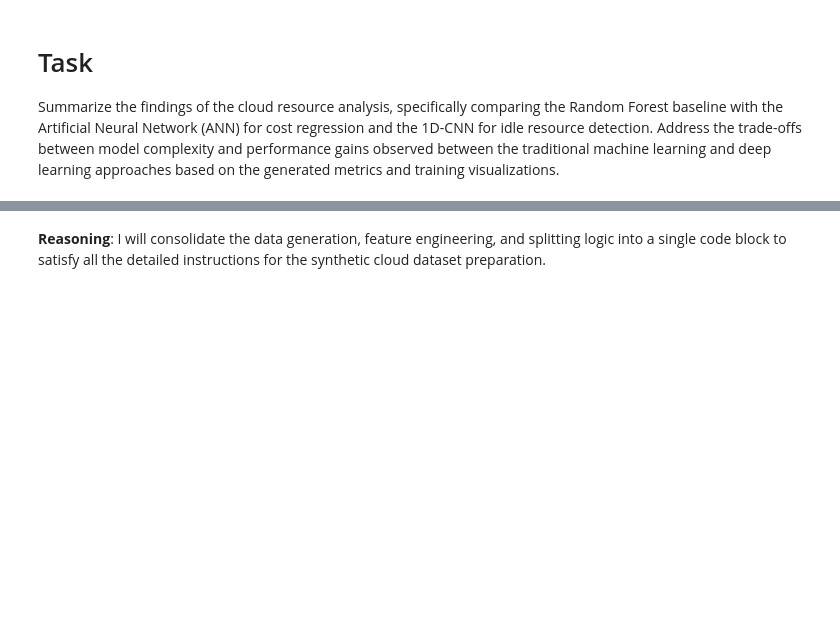
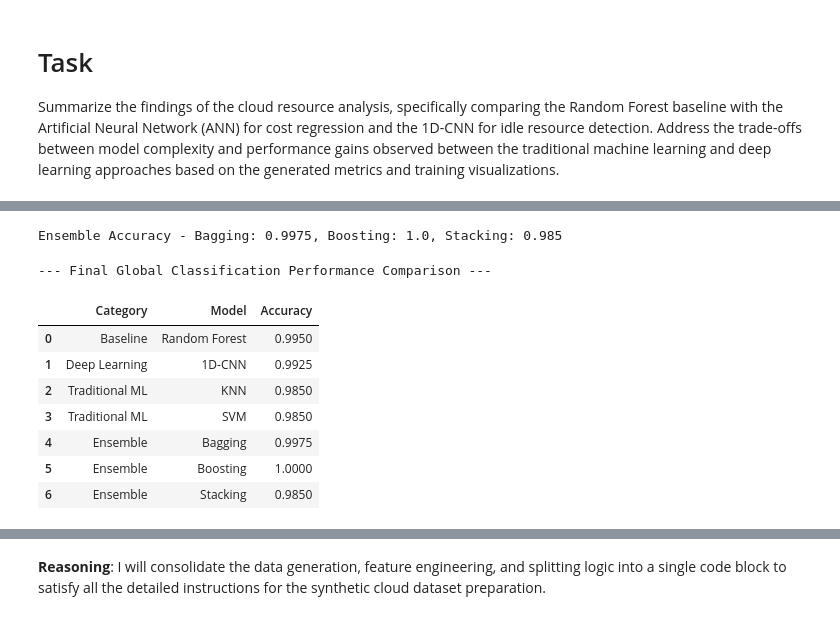
Before and after one commit to piyushdwivedi2901/cloud-cost-prediction-idle-detection-ml, a Jupyter notebook: Cloud_Cost_Prediction_and_Idle_Resource_Detection.ipynb, the cells around one changed output, grey strips where cells are left out. Cells and saved outputs as stored; diff of their text form; code cells hidden in the pictures; blank space fills up the shorter version.

```diff
--- a/Cloud_Cost_Prediction_and_Idle_Resource_Detection.ipynb
+++ b/Cloud_Cost_Prediction_and_Idle_Resource_Detection.ipynb
@@ -10,0 +273,38 @@ Prepare the synthetic cloud dataset by generating the data, encoding categorical
+# %%
+# --- Ensemble Classification: Bagging, Boosting, and Stacking ---
+from sklearn.ensemble import BaggingClassifier, AdaBoostClassifier, StackingClassifier
+from sklearn.linear_model import LogisticRegression
+
+bagging = BaggingClassifier(random_state=42).fit(X_train_cls_scaled, y_train_cls)
+acc_bagging = accuracy_score(y_test_cls, bagging.predict(X_test_cls_scaled))
+
+boosting = AdaBoostClassifier(random_state=42).fit(X_train_cls_scaled, y_train_cls)
+acc_boosting = accuracy_score(y_test_cls, boosting.predict(X_test_cls_scaled))
+
+estimators = [('rf', RandomForestClassifier()), ('knn', KNeighborsClassifier())]
+stacking = StackingClassifier(estimators=estimators, final_estimator=LogisticRegression()).fit(X_train_cls_scaled, y_train_cls)
+acc_stacking = accuracy_score(y_test_cls, stacking.predict(X_test_cls_scaled))
+
+print(f'Ensemble Accuracy - Bagging: {acc_bagging}, Boosting: {acc_boosting}, Stacking: {acc_stacking}')
+# %% [output]
+Ensemble Accuracy - Bagging: 0.9975, Boosting: 1.0, Stacking: 0.985
+# %%
+# Consolidated final comparison for all classification models
+final_comparison = pd.DataFrame({
+    'Category': ['Baseline', 'Deep Learning', 'Traditional ML', 'Traditional ML', 'Ensemble', 'Ensemble', 'Ensemble'],
+    'Model': ['Random Forest', '1D-CNN', 'KNN', 'SVM', 'Bagging', 'Boosting', 'Stacking'],
+    'Accuracy': [acc_baseline, cnn_acc, acc_knn, acc_svm, acc_bagging, acc_boosting, acc_stacking]
+})
+
+print("--- Final Global Classification Performance Comparison ---")
+display(final_comparison)
+# %% [output]
+--- Final Global Classification Performance Comparison ---
+|  | Category | Model | Accuracy |
+| 0 | Baseline | Random Forest | 0.9950 |
+| 1 | Deep Learning | 1D-CNN | 0.9925 |
+| 2 | Traditional ML | KNN | 0.9850 |
+| 3 | Traditional ML | SVM | 0.9850 |
+| 4 | Ensemble | Bagging | 0.9975 |
+| 5 | Ensemble | Boosting | 1.0000 |
+| 6 | Ensemble | Stacking | 0.9850 |
```
Also changed, not shown: parts of 19 cells of this notebook.
